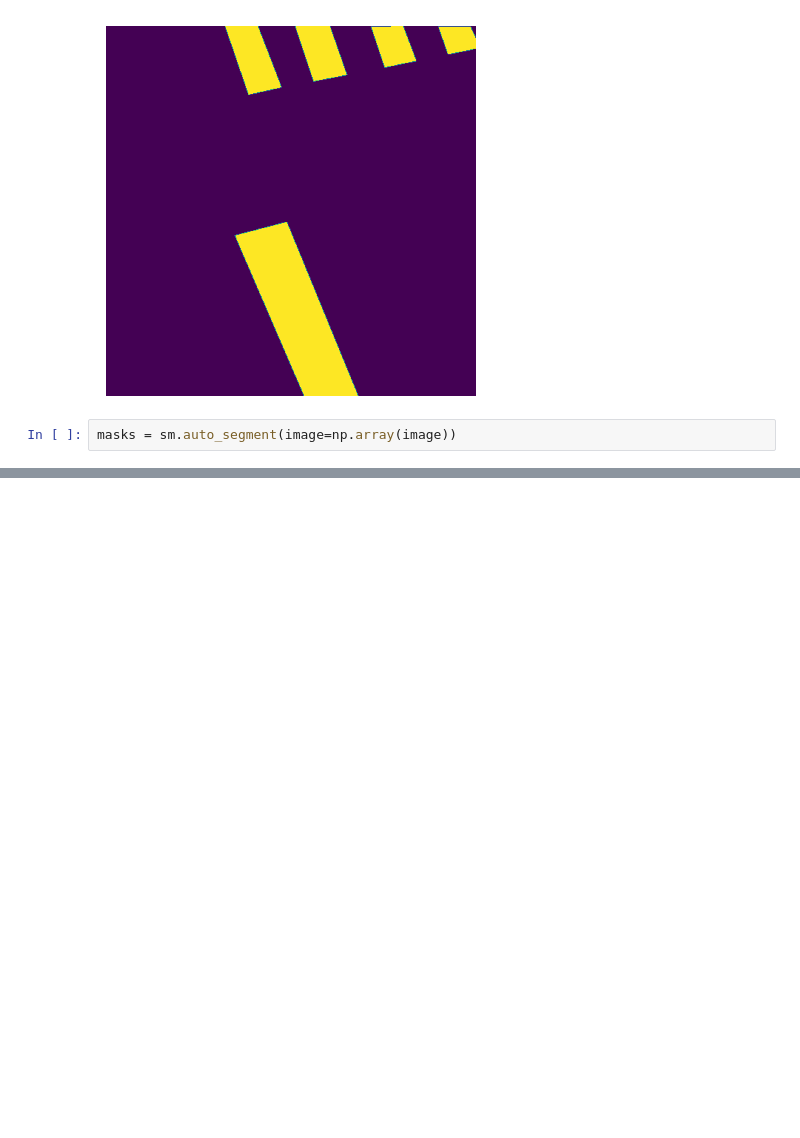
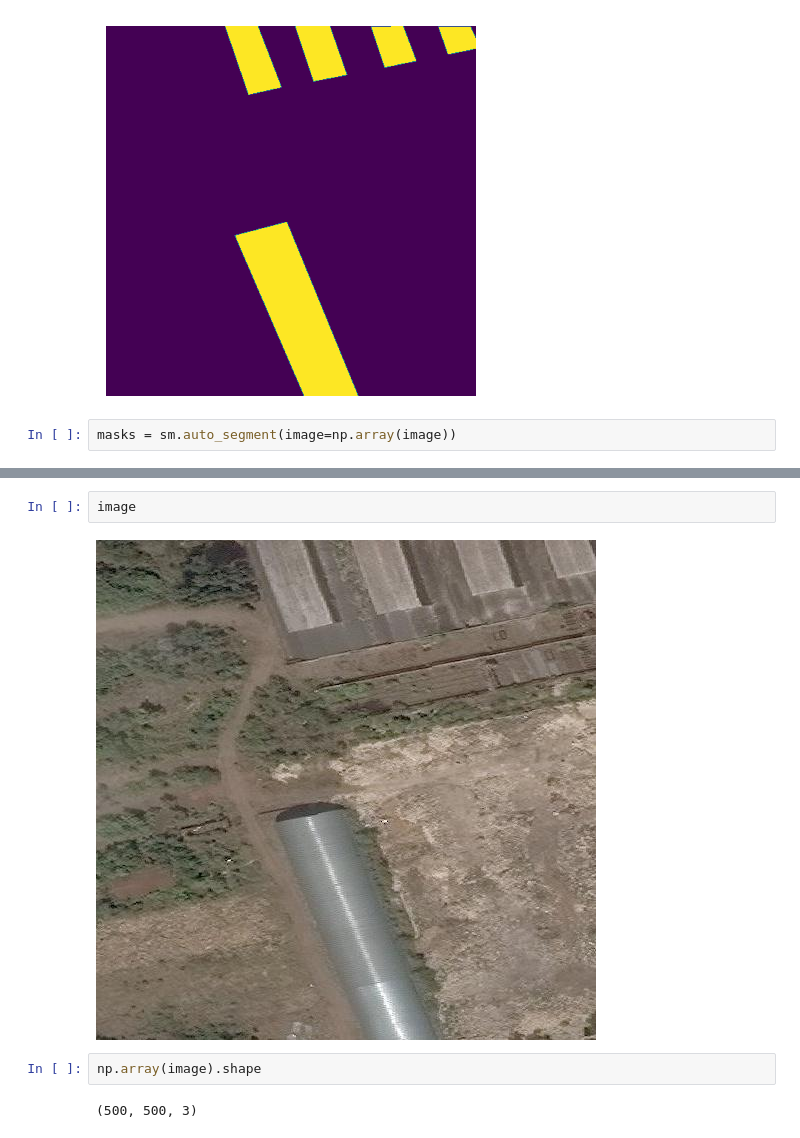
Before and after one commit to VectorInstitute/SegMate, a Jupyter notebook: segmate_demo.ipynb, the cells around one changed output, grey strips where cells are left out. Cells and saved outputs as stored; diff of their text form; blank space fills up the shorter version.

```diff
--- a/segmate_demo.ipynb
+++ b/segmate_demo.ipynb
@@ -60,0 +67,8 @@ AttributeError: 'Sam' object has no attribute 'predict_torch'
+# %%
+image
+# %% [output]
+[figure, added]
+# %%
+np.array(image).shape
+# %% [output]
+(500, 500, 3)
```
Also changed, not shown: parts of 9 cells of this notebook, 2 other files.
